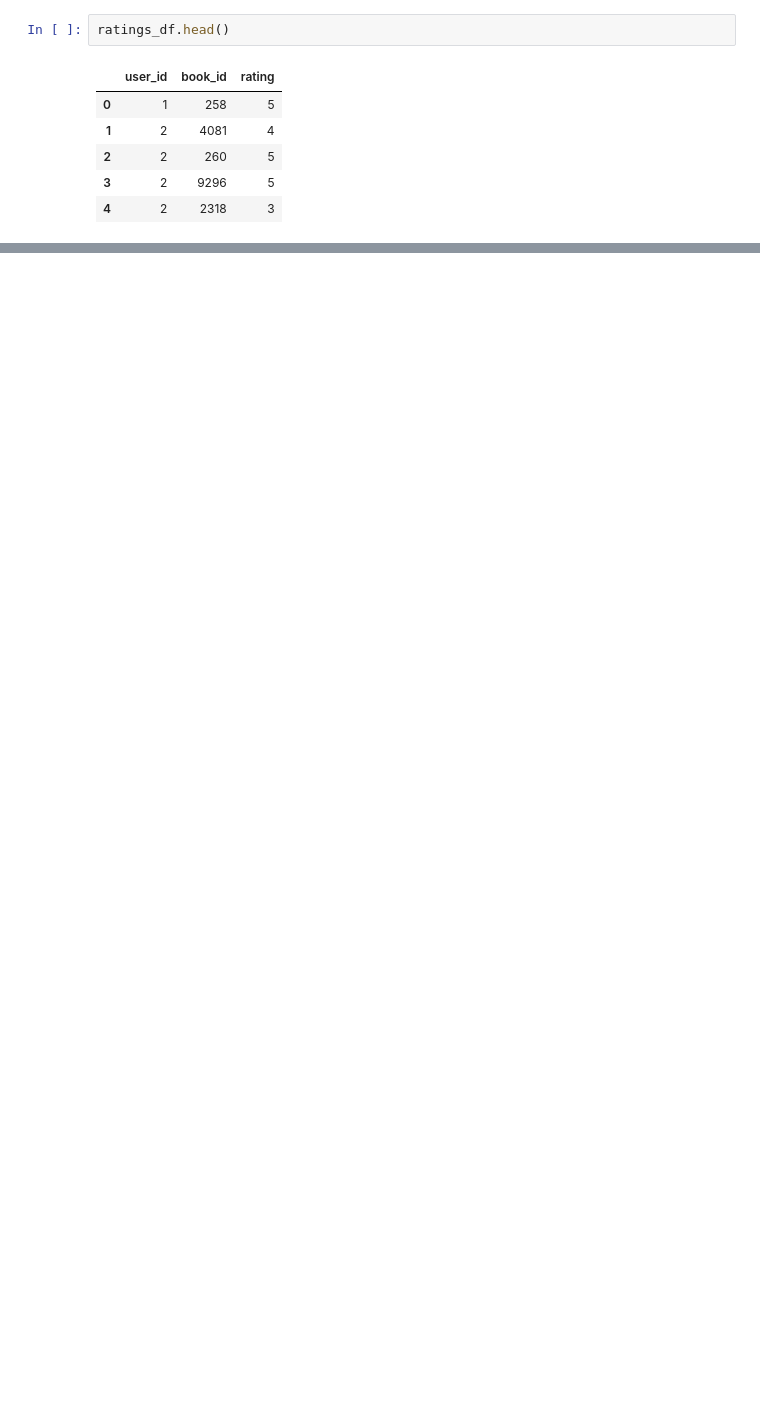
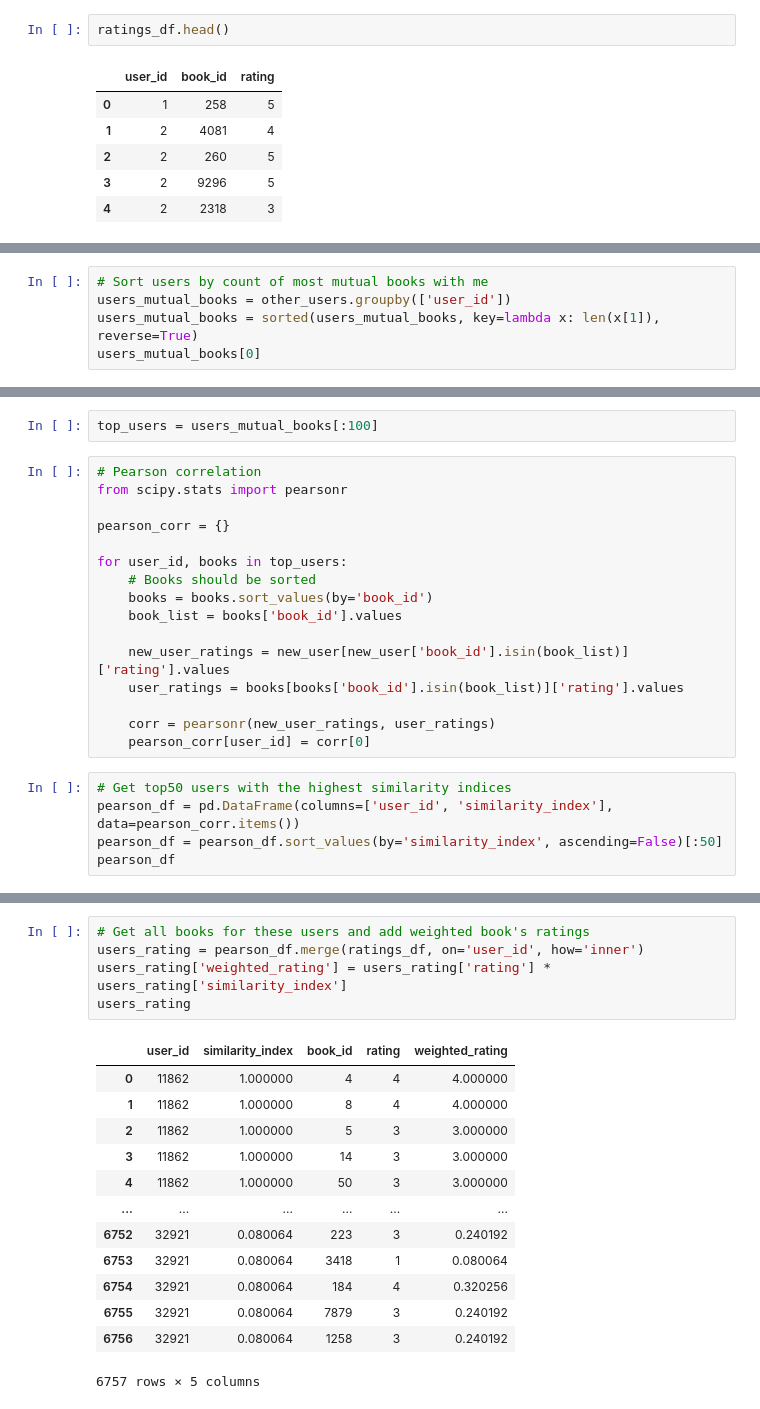
Before and after one commit to vaibhavlm/Library-Management-System, a Jupyter notebook: book_recommender.ipynb, the cells around one changed output, grey strips where cells are left out. Saved outputs shown, nothing was run; the diff lists cells and outputs as text; blank space fills up the shorter version.

```diff
--- a/book_recommender.ipynb
+++ b/book_recommender.ipynb
@@ -30,0 +134,5 @@ ratings_df.head()
+# %%
+# Sort users by count of most mutual books with me
+users_mutual_books = other_users.groupby(['user_id'])
+users_mutual_books = sorted(users_mutual_books, key=lambda x: len(x[1]), reverse=True)
+users_mutual_books[0]
@@ -30,0 +148,23 @@ ratings_df.head()
+# %%
+top_users = users_mutual_books[:100]
+# %%
+# Pearson correlation
+from scipy.stats import pearsonr
+
+pearson_corr = {}
+
+for user_id, books in top_users:
+    # Books should be sorted
+    books = books.sort_values(by='book_id')
+    book_list = books['book_id'].values
+
+    new_user_ratings = new_user[new_user['book_id'].isin(book_list)]['rating'].values
+    user_ratings = books[books['book_id'].isin(book_list)]['rating'].values
+
+    corr = pearsonr(new_user_ratings, user_ratings)
+    pearson_corr[user_id] = corr[0]
+# %%
+# Get top50 users with the highest similarity indices
+pearson_df = pd.DataFrame(columns=['user_id', 'similarity_index'], data=pearson_corr.items())
+pearson_df = pearson_df.sort_values(by='similarity_index', ascending=False)[:50]
+pearson_df
@@ -30,0 +189,19 @@ ratings_df.head()
+# %%
+# Get all books for these users and add weighted book's ratings
+users_rating = pearson_df.merge(ratings_df, on='user_id', how='inner')
+users_rating['weighted_rating'] = users_rating['rating'] * users_rating['similarity_index']
+users_rating
+# %% [output]
+|  | user_id | similarity_index | book_id | rating | weighted_rating |
+| 0 | 11862 | 1.000000 | 4 | 4 | 4.000000 |
+| 1 | 11862 | 1.000000 | 8 | 4 | 4.000000 |
+| 2 | 11862 | 1.000000 | 5 | 3 | 3.000000 |
+| 3 | 11862 | 1.000000 | 14 | 3 | 3.000000 |
+| 4 | 11862 | 1.000000 | 50 | 3 | 3.000000 |
+| ... | ... | ... | ... | ... | ... |
+| 6752 | 32921 | 0.080064 | 223 | 3 | 0.240192 |
+| 6753 | 32921 | 0.080064 | 3418 | 1 | 0.080064 |
+| 6754 | 32921 | 0.080064 | 184 | 4 | 0.320256 |
+| 6755 | 32921 | 0.080064 | 7879 | 3 | 0.240192 |
+| 6756 | 32921 | 0.080064 | 1258 | 3 | 0.240192 |
+6757 rows × 5 columns
```
Also changed, not shown: parts of 14 cells of this notebook.
